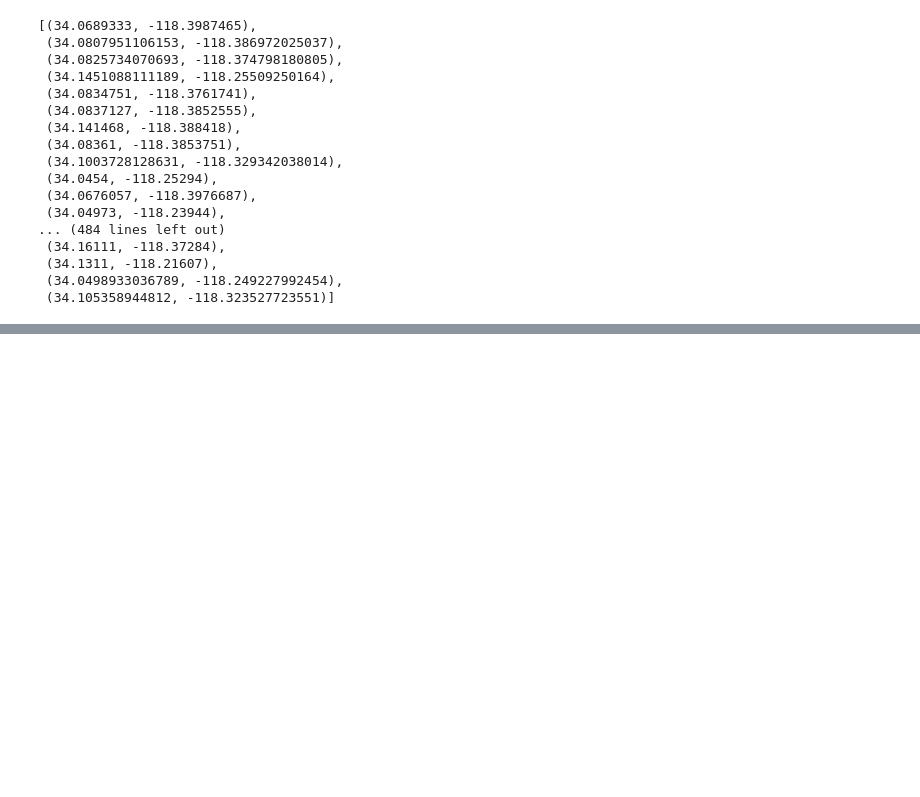
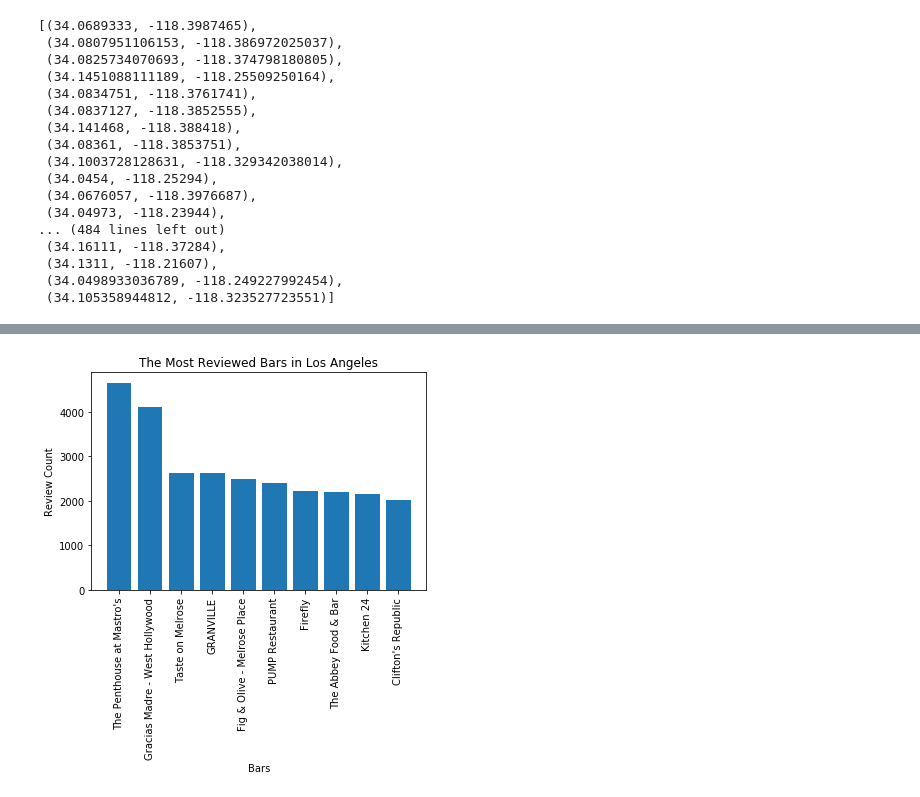
Before and after one commit to jennchang23/harmonious_hummingbirds, a Jupyter notebook: yelp_extract.ipynb, the cells around one changed output, grey strips where cells are left out. Drawn from its saved outputs; the diff is of its cells as text; code cells hidden in the pictures; blank space fills up the shorter version.

```diff
--- a/yelp_extract.ipynb
+++ b/yelp_extract.ipynb
@@ -199,3 +199,14 @@ fig.add_layer(heat_layer)
 fig
 # %% [output]
 [interactive output not drawn]
+# %%
+reduced_df = df_sorted.loc[:, ['name', 'review_count']]
+
+
+top_10_list = reduced_df.loc[(
+    reduced_df["review_count"] > 2010)]
+
+top_10_list
+#df_bar_chart = pd.DataFrame(top_10_list)
+
+#df_bar_chart
@@ -201,0 +225,12 @@ fig
+# %%
+fig, ax = plt.subplots()
+
+ax.bar(top_10_list['name'],top_10_list['review_count'])
+ax.tick_params(axis = 'x', labelrotation = 90)
+ax.set_title('The Most Reviewed Bars in Los Angeles')
+ax.set_xlabel('Bars')
+ax.set_ylabel('Review Count')
+#plt.gcf().subplots_adjust(bottom=0.5)
+fig.savefig('MostReviewedBars.png', bbox_inches='tight');
+# %% [output]
+[figure, added]
```
Also changed, not shown: parts of 3 cells of this notebook.
